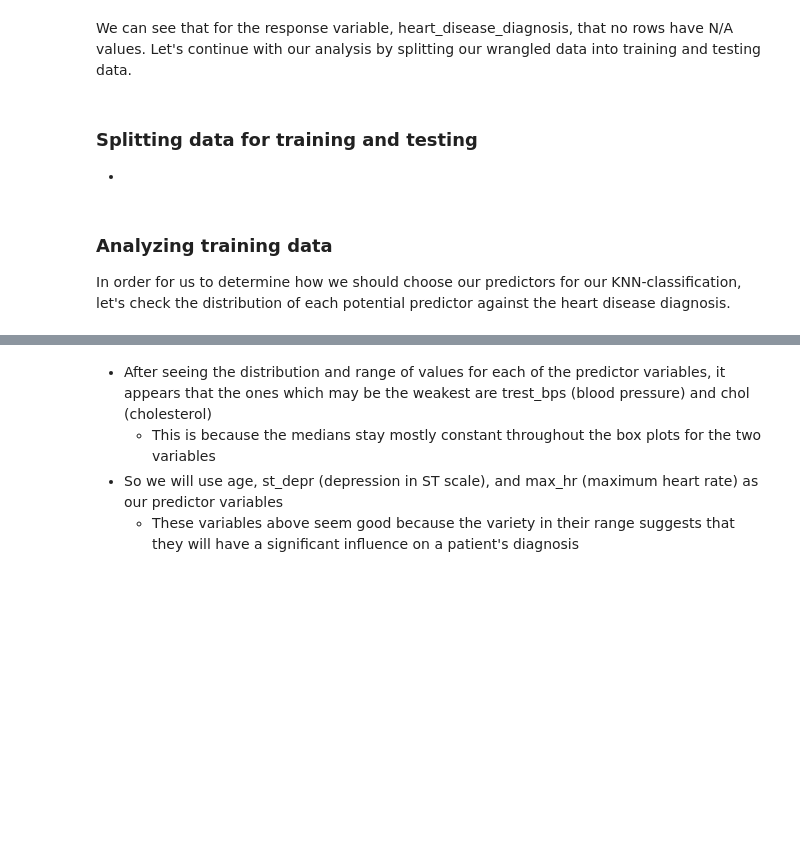
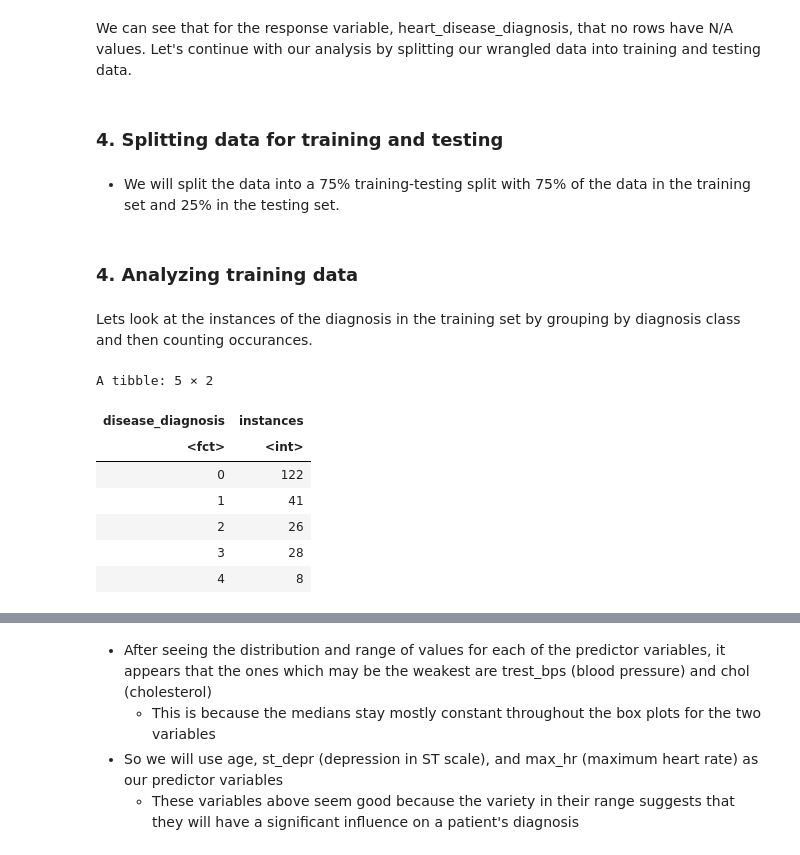
Before and after one commit to davidtheophine/dsci100-project, a Jupyter notebook: heart_disease_proposal.ipynb, the cells around one changed output, grey strips where cells are left out. Drawn from its saved outputs; the diff is of its cells as text; code cells hidden in the pictures; blank space fills up the shorter version.

```diff
--- a/heart_disease_proposal.ipynb
+++ b/heart_disease_proposal.ipynb
@@ -150,8 +170,9 @@ A tibble: 0 × 6
 # %% [markdown]
 We can see that for the response variable, heart_disease_diagnosis, that no rows have N/A values. Let's continue with our analysis by splitting our wrangled data into training and testing data.
 # %% [markdown]
-### Splitting data for training and testing
-*
+### 4. Splitting data for training and testing
+# %% [markdown]
+* We will split the data into a 75% training-testing split with 75% of the data in the training set and 25% in the testing set.
 # %%
 set.seed(100)
 # Let's do a 75% split into training data and 25% into testing.
@@ -160,5 +181,21 @@ heart_split <- initial_split(heart_select, prop = 0.75, strata = disease_diagnos
 heart_training <- training(heart_split)
 heart_testing <- testing(heart_split)
 # %% [markdown]
-### Analyzing training data
-In order for us to determine how we should choose our predictors for our KNN-classification, let's check the distribution of each potential predictor against the heart disease diagnosis.
+### 4. Analyzing training data
+# %% [markdown]
+Lets look at the instances of the diagnosis in the training set by grouping by diagnosis class and then counting occurances.
+# %%
+instances <- heart_training |>
+    group_by(disease_diagnosis) |>
+    summarize(instances = n())
+
+instances
+# %% [output]
+A tibble: 5 × 2
+| disease_diagnosis | instances |
+| <fct> | <int> |
+| 0 | 122 |
+| 1 | 41 |
+| 2 | 26 |
+| 3 | 28 |
+| 4 | 8 |
```
Also changed, not shown: parts of 27 cells of this notebook.
